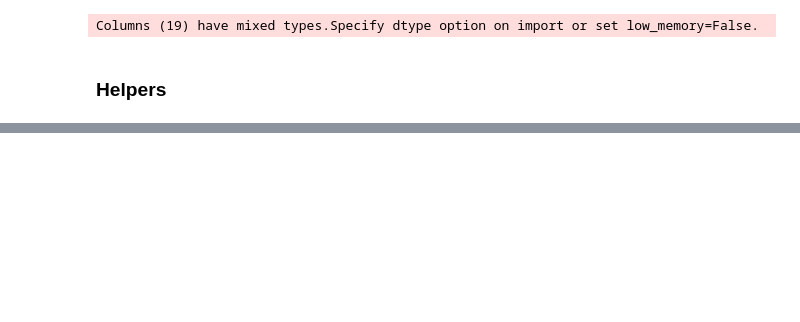
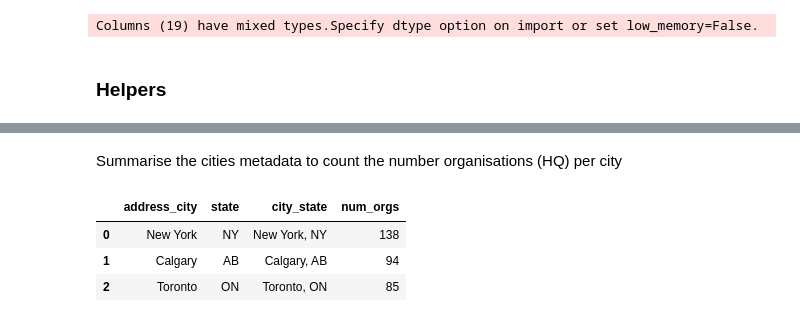
Before and after one commit to martin-fabbri/kaggle-competitions, a Jupyter notebook: cdp-unlocking-climate-solutions/1_kaggle_cdp_eda.ipynb, the cells around one changed output, grey strips where cells are left out. Saved outputs shown, nothing was run; the diff lists cells and outputs as text; code cells hidden in the pictures; blank space fills up the shorter version.

```diff
--- a/cdp-unlocking-climate-solutions/1_kaggle_cdp_eda.ipynb
+++ b/cdp-unlocking-climate-solutions/1_kaggle_cdp_eda.ipynb
@@ -144,0 +244,15 @@ def list_dedupe(x):
+# %% [markdown]
+Summarise the cities metadata to count the number organisations (HQ) per city
+# %%
+cities_count = cities_cdpmeta_df[['organization', 'address_city', 'state', 'city_state']]\
+  .groupby(['address_city', 'state', 'city_state']).count()\
+    .sort_values(by = ['organization'], ascending=False)\
+      .reset_index()\
+        .rename(columns={'organization': 'num_orgs'})
+
+cities_count.head(3)
+# %% [output]
+|  | address_city | state | city_state | num_orgs |
+| 0 | New York | NY | New York, NY | 138 |
+| 1 | Calgary | AB | Calgary, AB | 94 |
+| 2 | Toronto | ON | Toronto, ON | 85 |
```
Also changed, not shown: parts of 9 cells of this notebook.
